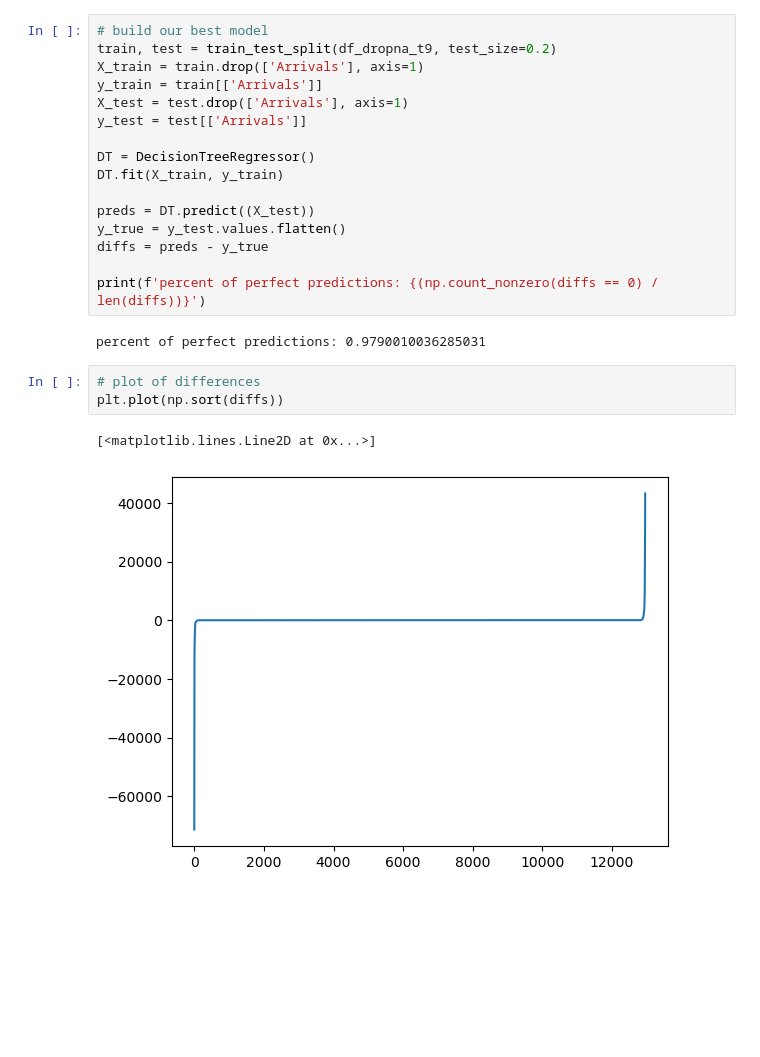
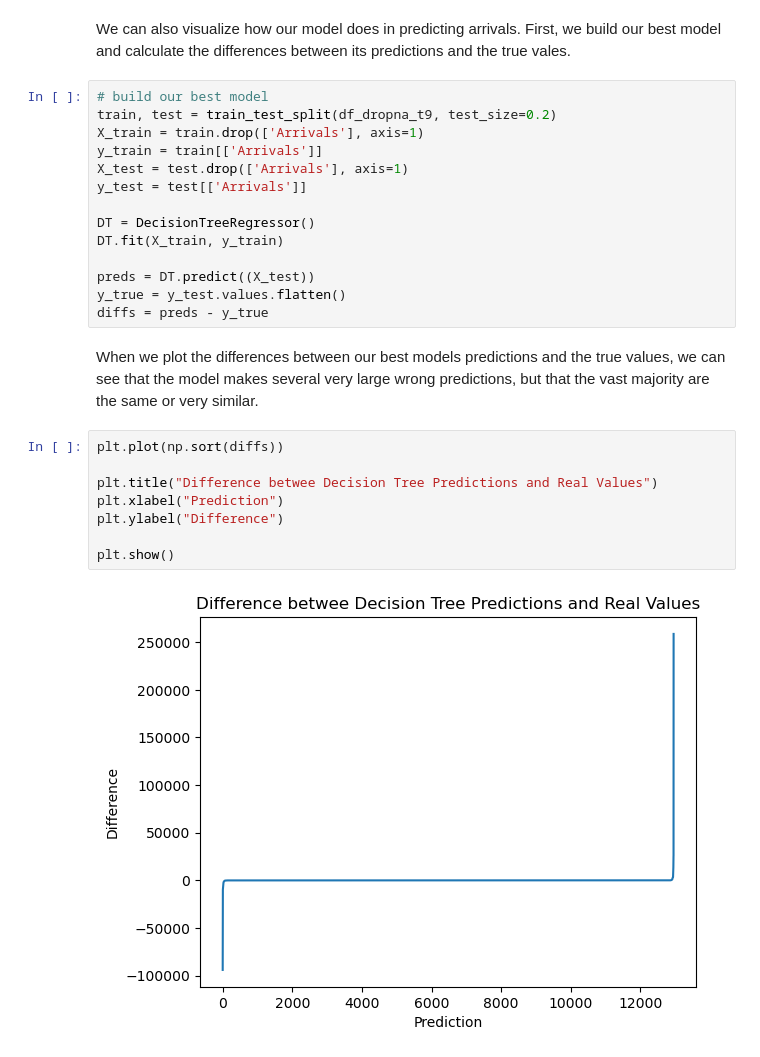
Before and after one commit to jamiehax/UNHCR-ml-challenge, a Jupyter notebook: finalBlog.ipynb, the cells around one changed output. Drawn from its saved outputs; the diff is of its cells as text; blank space fills up the shorter version.

```diff
--- a/finalBlog.ipynb
+++ b/finalBlog.ipynb
@@ -367,3 +347,5 @@ Name: Arrivals, Length: 109, dtype: float64
+# %% [markdown]
+We can also visualize how our model does in predicting arrivals. First, we build our best model and calculate the differences between its predictions and the true vales.
 # %%
 # build our best model
 train, test = train_test_split(df_dropna_t9, test_size=0.2)
@@ -378,13 +360,15 @@ DT.fit(X_train, y_train)
 preds = DT.predict((X_test))
 y_true = y_test.values.flatten()
 diffs = preds - y_true
-
-print(f'percent of perfect predictions: {(np.count_nonzero(diffs == 0) / len(diffs))}')
-# %% [output]
-percent of perfect predictions: 0.9790010036285031
-# %%
-# plot of differences
-plt.plot(np.sort(diffs))
-# %% [output]
-[<matplotlib.lines.Line2D at 0x...>]
-[figure, removed]
+# %% [markdown]
+When we plot the differences between our best models predictions and the true values, we can see that the model makes several very large wrong predictions, but that the vast majority are the same or very similar.
+# %%
+plt.plot(np.sort(diffs))
+
+plt.title("Difference betwee Decision Tree Predictions and Real Values")
+plt.xlabel("Prediction")
+plt.ylabel("Difference")
+
+plt.show()
+# %% [output]
+[figure, added]
```
Also changed, not shown: parts of 55 cells of this notebook, 2 other files.
